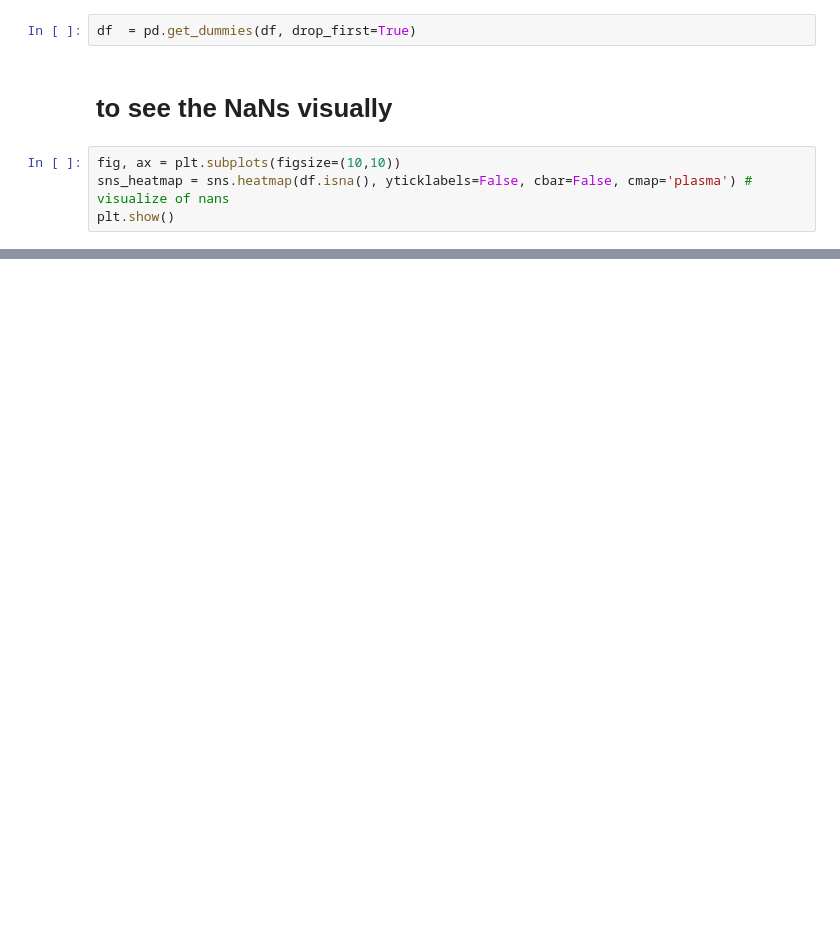
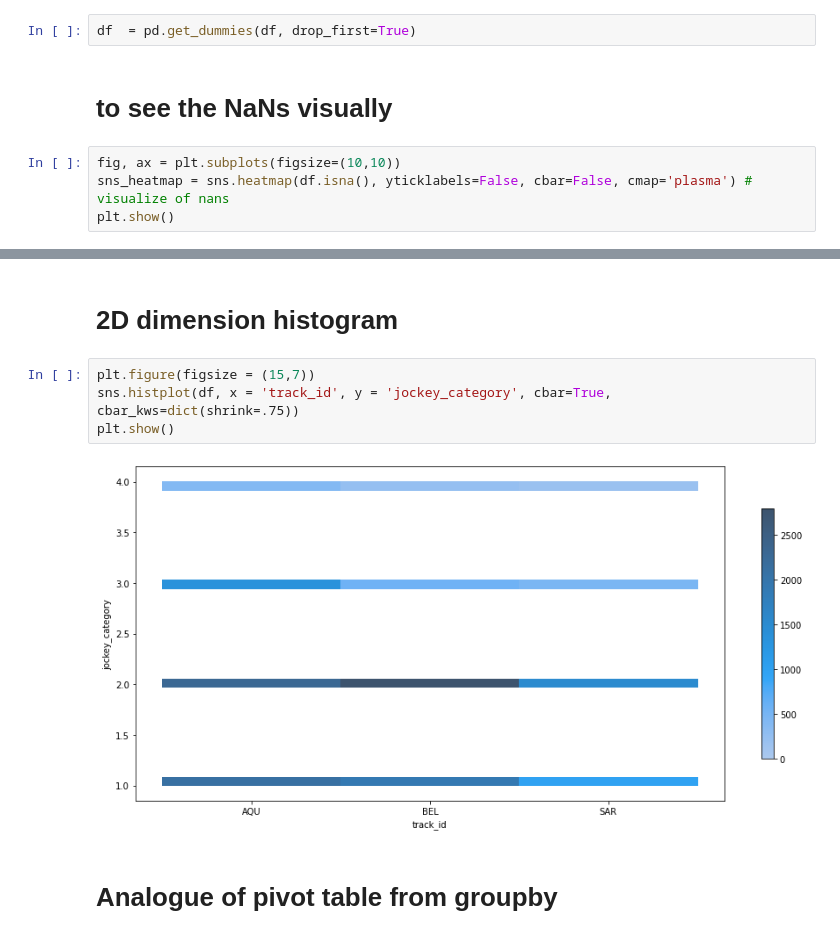
Before and after one commit to yegor-vynokurov/secrets_of_pandas, a Jupyter notebook: pandas_secrets.ipynb, the cells around one changed output, grey strips where cells are left out. Saved outputs shown, nothing was run; the diff lists cells and outputs as text; blank space fills up the shorter version.

```diff
--- a/pandas_secrets.ipynb
+++ b/pandas_secrets.ipynb
@@ -179,0 +467,10 @@ plt.show()
+# %% [markdown]
+# 2D dimension histogram
+# %%
+plt.figure(figsize = (15,7))
+sns.histplot(df, x = 'track_id', y = 'jockey_category', cbar=True, cbar_kws=dict(shrink=.75))
+plt.show()
+# %% [output]
+[figure, added]
+# %% [markdown]
+# Analogue of pivot table from groupby
```
Also changed, not shown: parts of 70 cells of this notebook.
